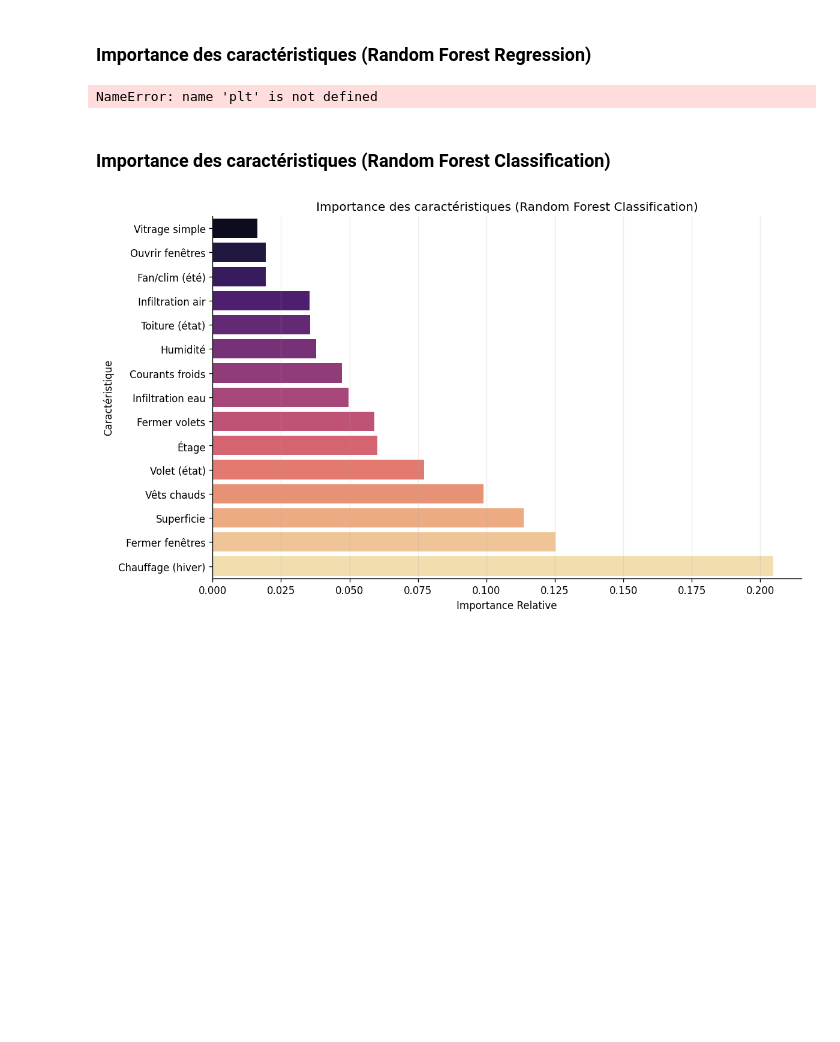
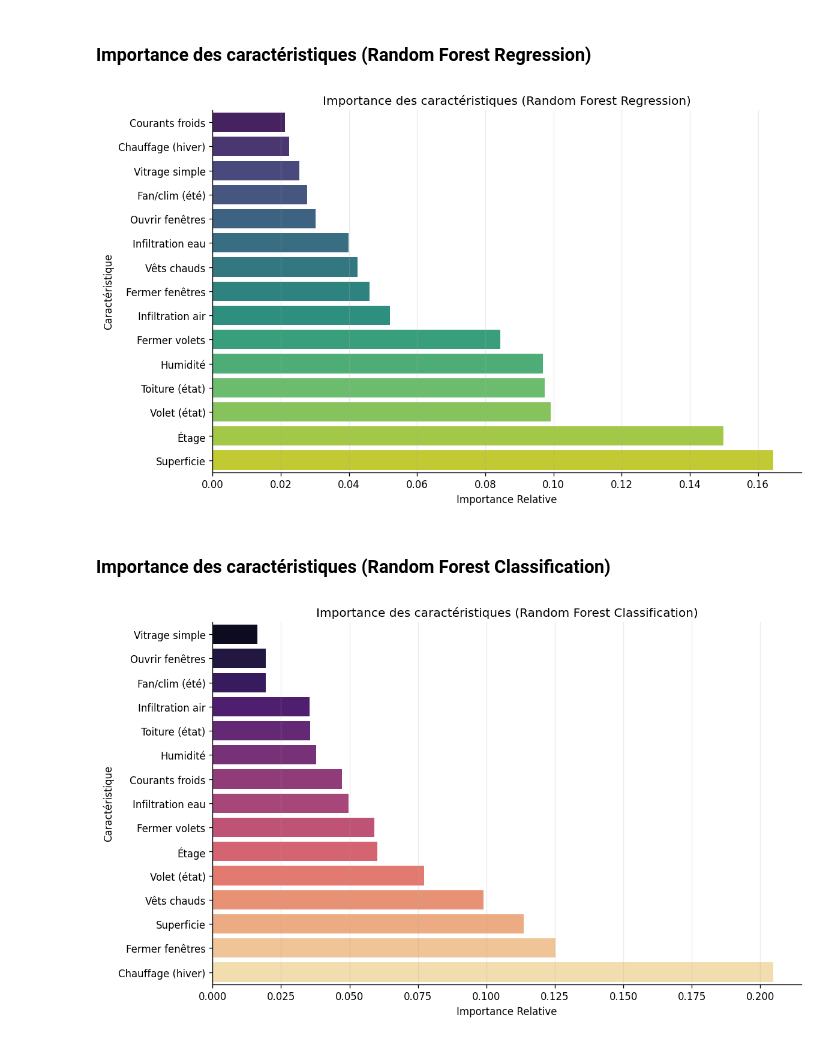
Before and after one commit to Nouha89-git/-Deep-Learning-and-Neural-Networks-Checkpoint, a Jupyter notebook: courses/udacity_intro_to_tensorflow_for_deep_learning/l01c01_introduction_to_colab_and_python.ipynb, the cells around one changed output. Drawn from its saved outputs; the diff is of its cells as text; code cells hidden in the pictures; blank space fills up the shorter version.

```diff
--- a/courses/udacity_intro_to_tensorflow_for_deep_learning/l01c01_introduction_to_colab_and_python.ipynb
+++ b/courses/udacity_intro_to_tensorflow_for_deep_learning/l01c01_introduction_to_colab_and_python.ipynb
@@ -549,15 +726,42 @@ SyntaxError: invalid syntax (2359614081.py, line 1)
 # %% [markdown]
 ### Importance des caractéristiques (Random Forest Regression)
-# %%
-fig_rf_reg = plt.figure(figsize=(10, 6))
-sns.barplot(x="Importance", y="Feature", data=imp_df, palette="viridis")
-plt.title("Importance des caractéristiques (Random Forest Regression)")
-plt.xlabel("Importance Relative")
-plt.ylabel("Caractéristique")
-plt.tight_layout()
-plt.show()
-# %% [output]
-NameError: name 'plt' is not defined
+# %%
+import pandas as pd
+import numpy as np
+from sklearn.ensemble import RandomForestRegressor
+import matplotlib.pyplot as plt
+import seaborn as sns
+
+# Re-defining dependencies for imp_df to ensure it's available
+# This assumes 'df' is already defined in the kernel from previous successful cell execution.
+rf_features = {
+    "Infiltration air":"infiltr_air_bin","Infiltration eau":"infiltr_eau_bin",
+    "Humidité":"humidite_bin","Courants froids":"courants_froids_bin",
+    "Vitrage simple":"vitrage_simple_bin","Fan/clim (été)":"beh_fan_ac",
+    "Fermer volets":"beh_volets_ete","Ouvrir fenêtres":"beh_fen_ouv",
+    "Chauffage (hiver)":"beh_chauffage","Vêts chauds":"beh_vets_chauds",
+    "Fermer fenêtres":"beh_fen_ferm","Superficie":"superficie","Étage":"etage",
+    "Volet (état)":"volet_etat_num","Toiture (état)":"toiture_etat_num",
+}
+feat_cols = list(rf_features.values())
+feat_labels = list(rf_features.keys())
+rf_df = df[feat_cols+["score_confort"]].dropna()
+X_rf = rf_df[feat_cols].values; y_rf = rf_df["score_confort"].values
+rf_reg = RandomForestRegressor(n_estimators=500,max_depth=4,min_samples_leaf=6,
+                                max_features="sqrt",random_state=42)
+rf_reg.fit(X_rf,y_rf)
+imp_df = pd.DataFrame({"Feature":feat_labels,"Importance":rf_reg.feature_importances_}
+                       ).sort_values("Importance",ascending=True)
+
+fig_rf_reg = plt.figure(figsize=(10, 6))
+sns.barplot(x="Importance", y="Feature", data=imp_df, palette="viridis")
+plt.title("Importance des caractéristiques (Random Forest Regression)")
+plt.xlabel("Importance Relative")
+plt.ylabel("Caractéristique")
+plt.tight_layout()
+plt.show()
+# %% [output]
+[figure, added]
 # %% [markdown]
 ### Importance des caractéristiques (Random Forest Classification)
 # %%
```
Also changed, not shown: parts of 37 cells of this notebook.
